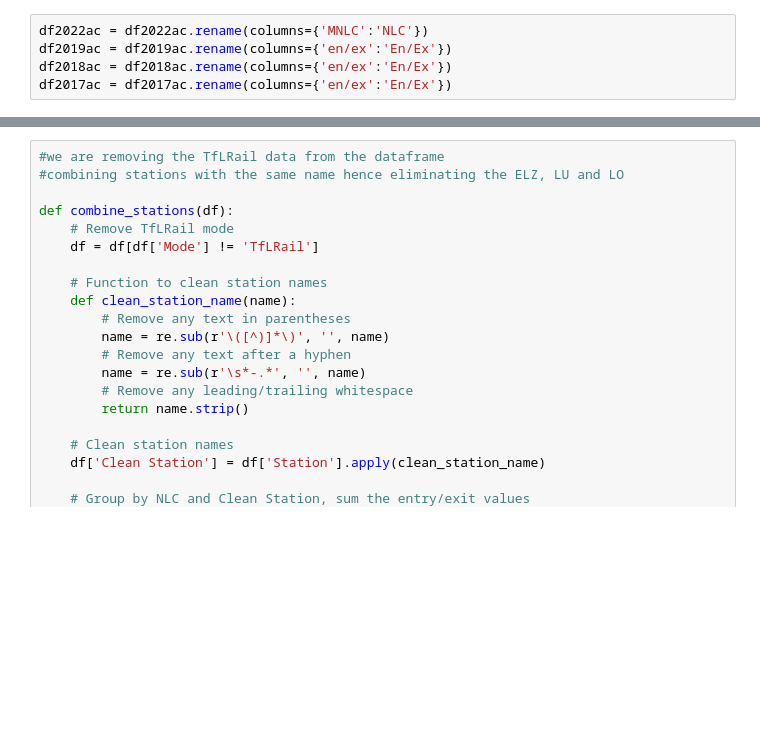
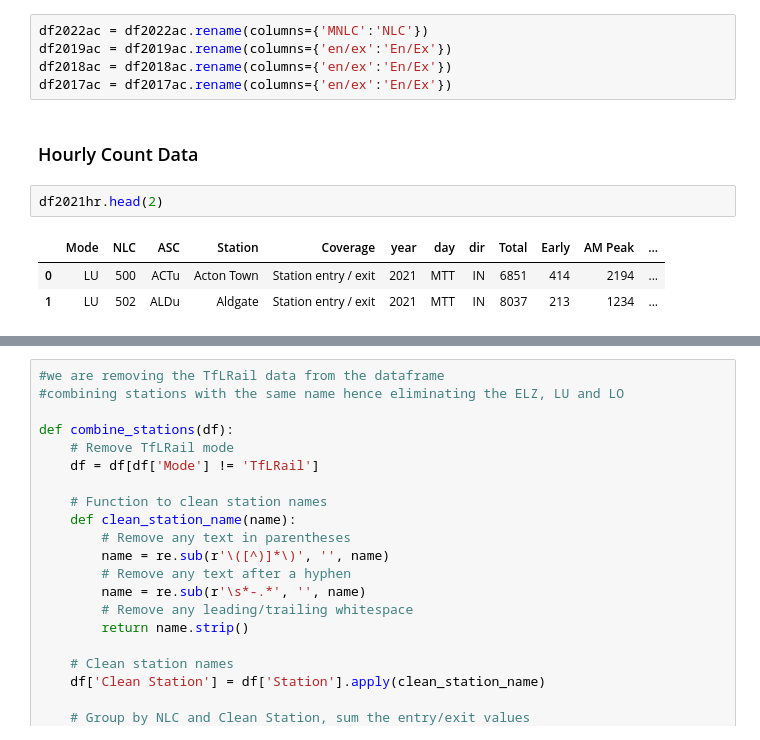
Before and after one commit to AimanxxAnsari/analysis-of-tfl-data, a Jupyter notebook: python-notebooks/tfl-passenger-flow.ipynb, the cells around one changed output, grey strips where cells are left out. Drawn from its saved outputs; the diff is of its cells as text; blank space fills up the shorter version.

```diff
--- a/python-notebooks/tfl-passenger-flow.ipynb
+++ b/python-notebooks/tfl-passenger-flow.ipynb
@@ -306,3 +310,11 @@ df2022ac = df2022ac.rename(columns={'MNLC':'NLC'})
 df2019ac = df2019ac.rename(columns={'en/ex':'En/Ex'})
 df2018ac = df2018ac.rename(columns={'en/ex':'En/Ex'})
 df2017ac = df2017ac.rename(columns={'en/ex':'En/Ex'})
+# %% [markdown]
+### Hourly Count Data
+# %%
+df2021hr.head(2)
+# %% [output]
+|  | Mode | NLC | ASC | Station | Coverage | year | day | dir | Total | Early | AM Peak | ... |
+| 0 | LU | 500 | ACTu | Acton Town | Station entry / exit | 2021 | MTT | IN | 6851 | 414 | 2194 | ... |
+| 1 | LU | 502 | ALDu | Aldgate | Station entry / exit | 2021 | MTT | IN | 8037 | 213 | 1234 | ... |
```
Also changed, not shown: parts of 10 cells of this notebook.
